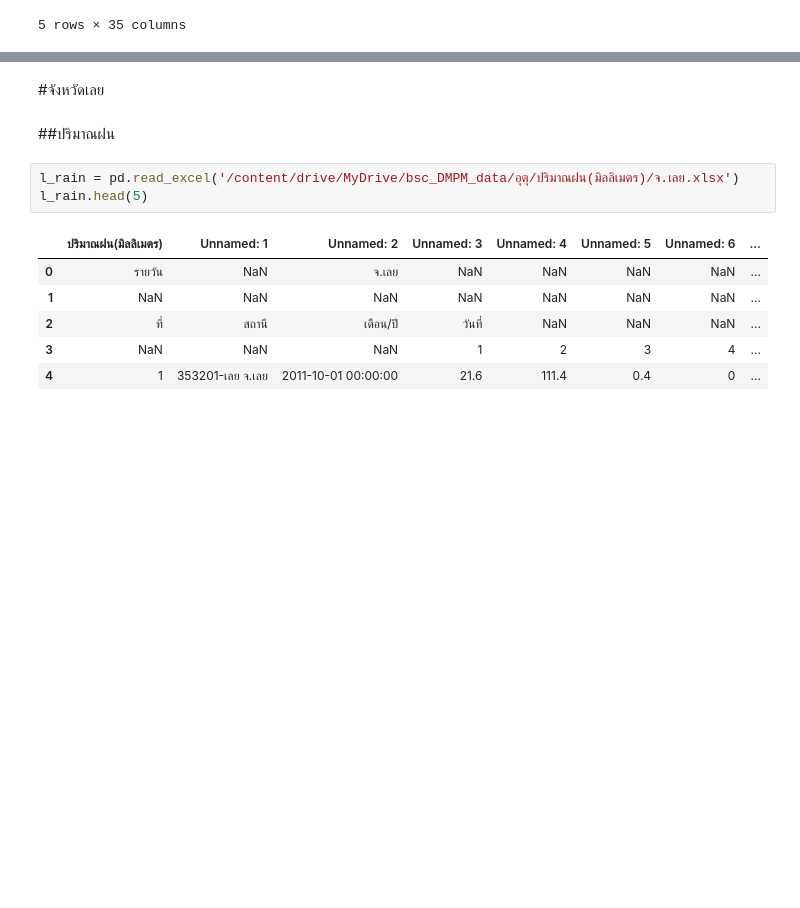
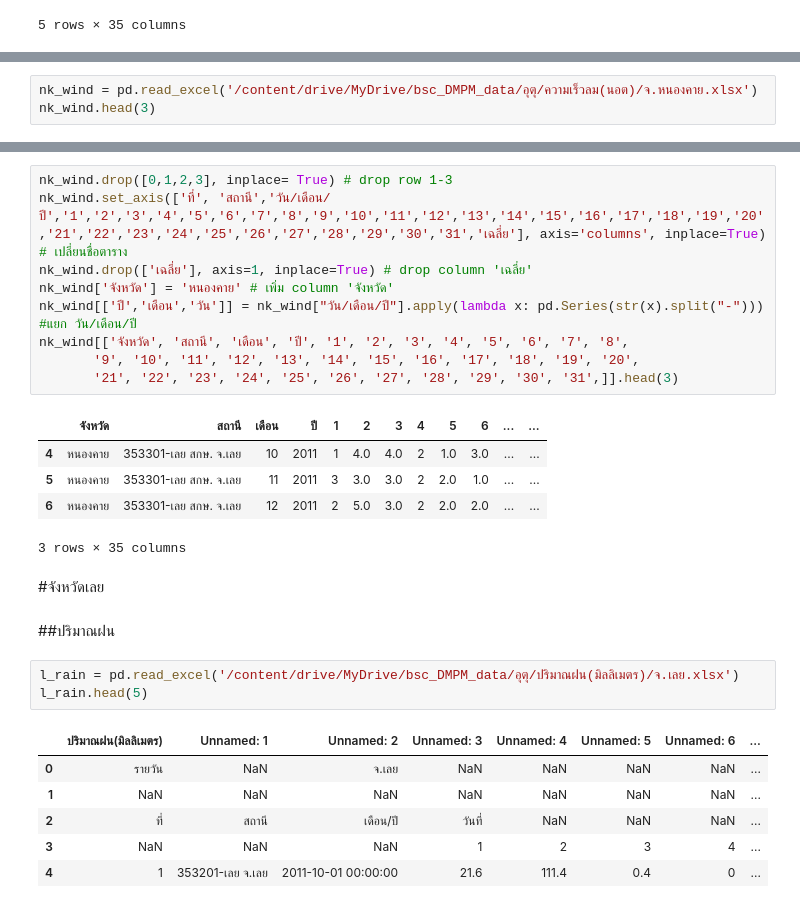
Before and after one commit to NewtonSawitta/bsc_dpdm22, a Jupyter notebook: Quiz_Group_5_20_of_Midterm.ipynb, the cells around one changed output, grey strips where cells are left out. Saved outputs shown, nothing was run; the diff lists cells and outputs as text; blank space fills up the shorter version.

```diff
--- a/Quiz_Group_5_20_of_Midterm.ipynb
+++ b/Quiz_Group_5_20_of_Midterm.ipynb
@@ -296,0 +325,3 @@ nk_rain[['จังหวัด', 'สถานี', 'เดือน', 'ปี'
+# %%
+nk_wind = pd.read_excel('/content/drive/MyDrive/bsc_DMPM_data/อุตุ/ความเร็วลม(นอต)/จ.หนองคาย.xlsx')
+nk_wind.head(3)
@@ -297,3 +334,18 @@ nk_rain[['จังหวัด', 'สถานี', 'เดือน', 'ปี'
+# %%
+nk_wind.drop([0,1,2,3], inplace= True) # drop row 1-3
+nk_wind.set_axis(['ที่', 'สถานี','วัน/เดือน/ปี','1','2','3','4','5','6','7','8','9','10','11','12','13','14','15','16','17','18','19','20','21','22','23','24','25','26','27','28','29','30','31','เฉลี่ย'], axis='columns', inplace=True) # เปลี่ยนชื่อตาราง
+nk_wind.drop(['เฉลี่ย'], axis=1, inplace=True) # drop column 'เฉลี่ย'
+nk_wind['จังหวัด'] = 'หนองคาย' # เพิ่ม column 'จังหวัด'
+nk_wind[['ปี','เดือน','วัน']] = nk_wind["วัน/เดือน/ปี"].apply(lambda x: pd.Series(str(x).split("-"))) #แยก วัน/เดือน/ปี
+nk_wind[['จังหวัด', 'สถานี', 'เดือน', 'ปี', '1', '2', '3', '4', '5', '6', '7', '8',
+       '9', '10', '11', '12', '13', '14', '15', '16', '17', '18', '19', '20',
+       '21', '22', '23', '24', '25', '26', '27', '28', '29', '30', '31',]].head(3)
+# %% [output]
+|  | จังหวัด | สถานี | เดือน | ปี | 1 | 2 | 3 | 4 | 5 | 6 | ... | ... |
+| 4 | หนองคาย | 353301-เลย สกษ. จ.เลย | 10 | 2011 | 1 | 4.0 | 4.0 | 2 | 1.0 | 3.0 | ... | ... |
+| 5 | หนองคาย | 353301-เลย สกษ. จ.เลย | 11 | 2011 | 3 | 3.0 | 3.0 | 2 | 2.0 | 1.0 | ... | ... |
+| 6 | หนองคาย | 353301-เลย สกษ. จ.เลย | 12 | 2011 | 2 | 5.0 | 3.0 | 2 | 2.0 | 2.0 | ... | ... |
+3 rows × 35 columns
 # %% [markdown]
 #จังหวัดเลย
 # %% [markdown]
```
Also changed, not shown: parts of 24 cells of this notebook.
